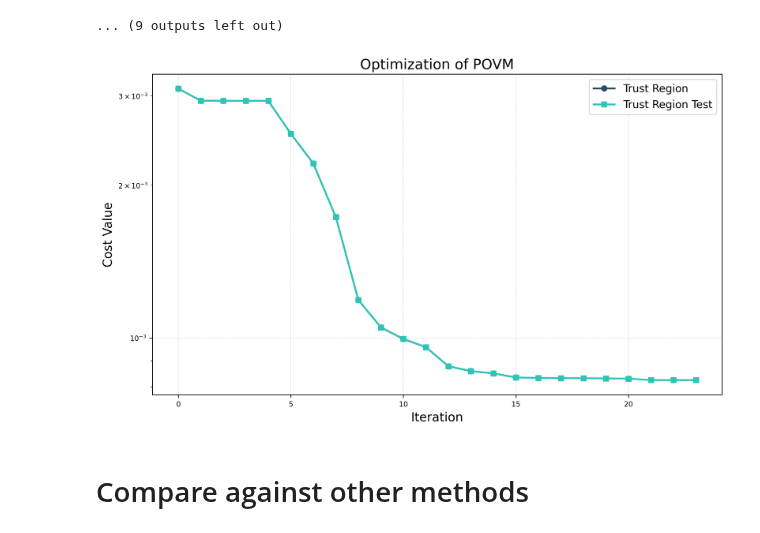
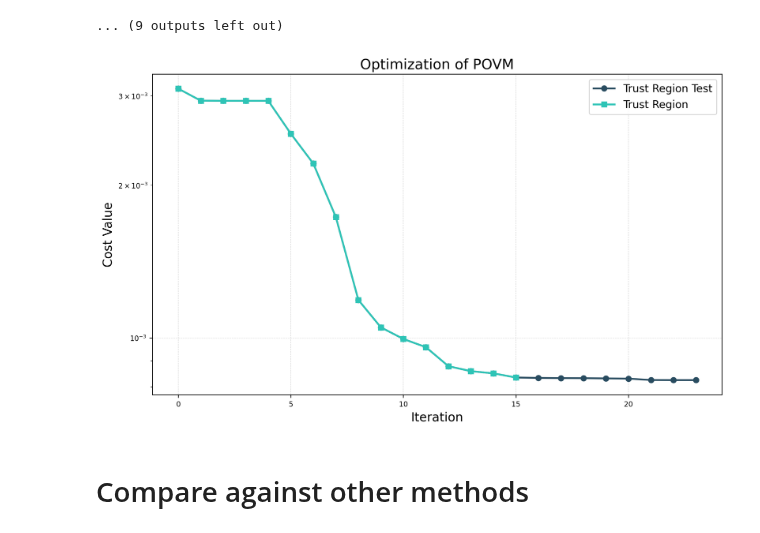
Before and after one commit to EmilianoG-byte/iqm-benchmarks, a Jupyter notebook: playground/hessian/trust_region.ipynb, the cells around one changed output. Drawn from its saved outputs; the diff is of its cells as text; code cells hidden in the pictures.

Commit message:
use trust region with state optimization
the results are not as good

```diff
--- a/playground/hessian/trust_region.ipynb
+++ b/playground/hessian/trust_region.ipynb
@@ -225,16 +200,13 @@ quotient_trust = 0.125
 retraction = lambda x, z: retraction_first_order(x, z, n=n, p=p)
 # %%
 x_optimized, x_array_optimized, cost_fx_optimized = run_trust_region_optimization(
+    x_init=x,
     cost_function=cost_fn_povm,
-    retraction=retraction,
-    x_init=x,
     radius_init=radius_init,
     num_iterations=num_iterations_tr,
     max_radius=max_radius,
     quotient_trust=quotient_trust,
     operator_type="povm",
-    rgradient_fn=riemannian_gradient_function,
-    rhessian_vector_fn=rhessian_vector_fn,
     metric_cg=metric,
     num_iterations_cg=num_iterations_cg,
     verbose_cg=True,
@@ -409,13 +306,11 @@ Update rejected.
+# %%
+theta = 1
+kappa = 0.1
+tol_grad = 1e-6
 # %%
-theta = 1
-kappa = 0.1
-
 x_optimized_test, x_array_optimized_test, cost_fx_optimized_test = run_trust_region_optimization(
     x_init=x,
     cost_function=cost_fn_povm,
-    rgradient_fn=riemannian_gradient_function,
-    rhessian_vector_fn=rhessian_vector_fn,
-    retraction=retraction,
     radius_init=radius_init,
     num_iterations=50,
     max_radius=max_radius,
@@ -423,10 +318,11 @@ x_optimized_test, x_array_optimized_test, cost_fx_optimized_test = run_trust_reg
     operator_type="povm",
     metric_cg=metric,
     num_iterations_cg=30,
-    verbose_cg=True,
     theta_cg=theta,
     kappa_cg=kappa,
-    verbose=True
+    tol_grad=tol_grad,
+    verbose_cg=True,
+    verbose=True,
 )
 # %% [output]
 TR started 🚀.
@@ -502,11 +398,11 @@ TR Iteration: 16. f(x): 8.596430e-04. |r∇f(x)|: 9.787308e-04. Radius: 2.00e-01
 ... (9 outputs left out)
 # %%
 title = "Optimization of POVM"
-cost_array_test = [cost_fx_optimized, cost_fx_optimized_test]
-labels_test = ["Trust Region", "Trust Region Test"]
+cost_array_test = [cost_fx_optimized_test, cost_fx_optimized]
+labels_test = ["Trust Region Test", "Trust Region", ]
 plot_cost_function(cost_array=cost_array_test, title=title, labels=labels_test)
 # %% [output]
-[figure, old version]
+[figure, new version]
 # %% [markdown]
 # Compare against other methods
 # %%
```
Also changed, not shown: parts of 9 cells of this notebook, 1 other file.
